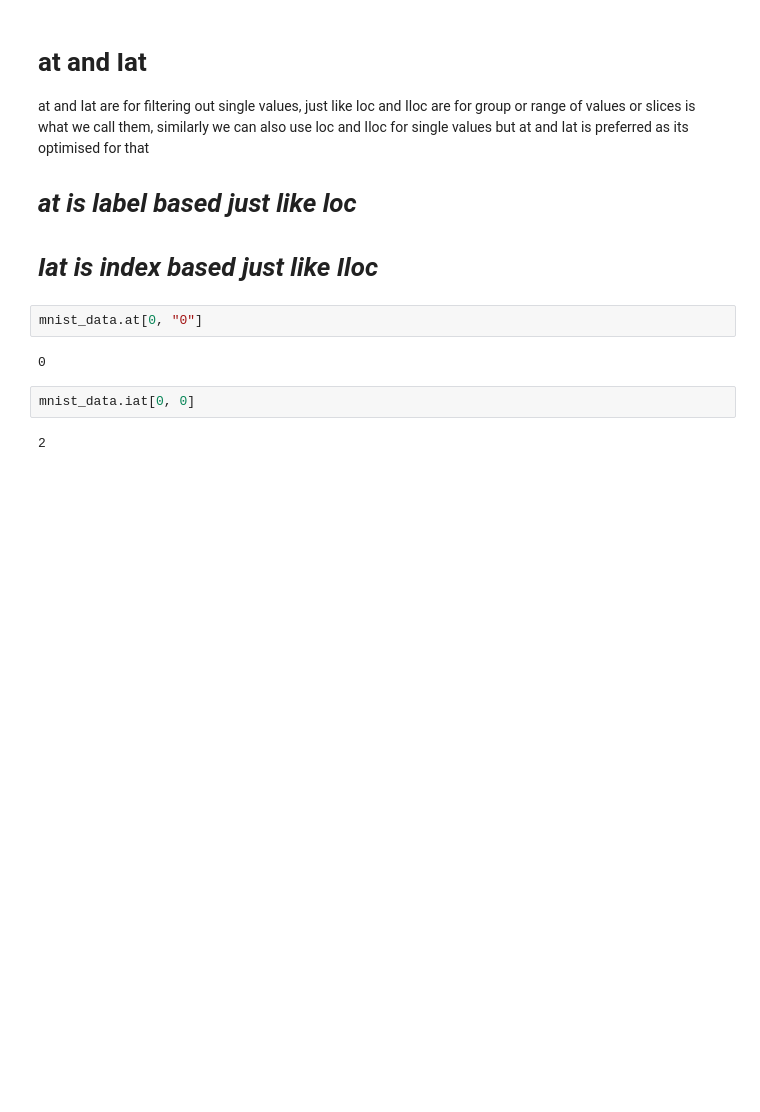
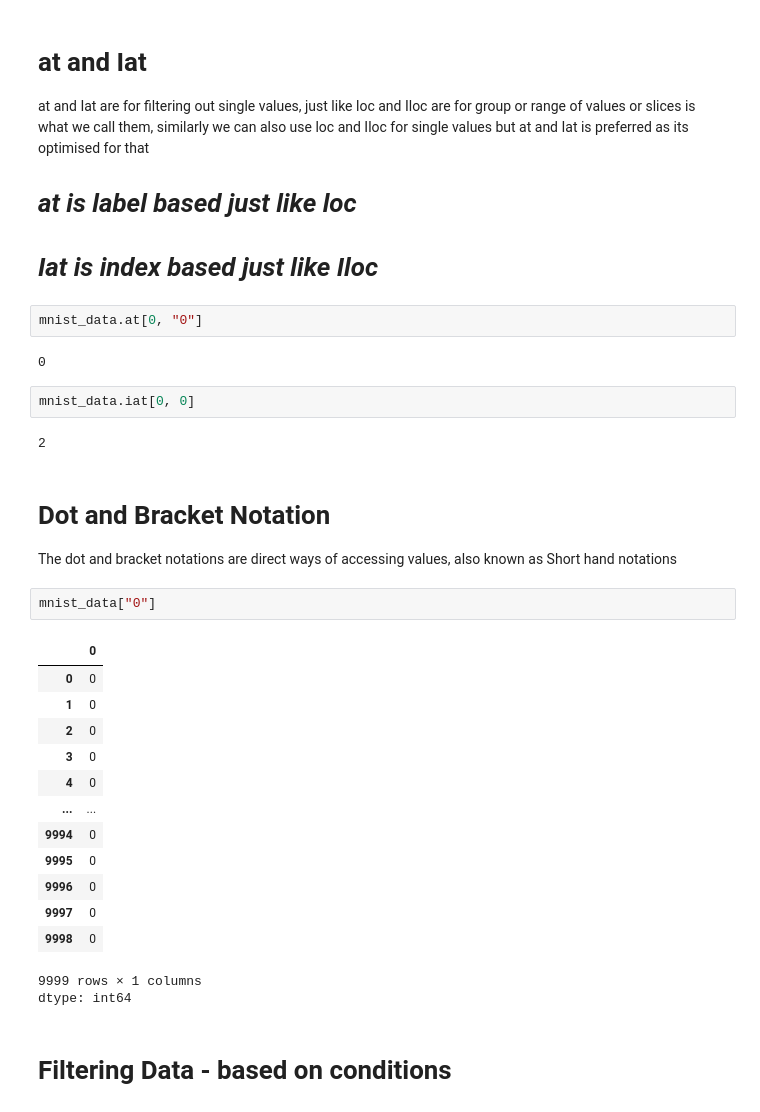
Before and after one commit to kedarvartak/Machine-Learning, a Jupyter notebook: Pandas1.ipynb, the cells around one changed output. Cells and saved outputs as stored; diff of their text form; blank space fills up the shorter version.

```diff
--- a/Pandas1.ipynb
+++ b/Pandas1.ipynb
@@ -195,3 +195,25 @@ mnist_data.at[0, "0"]
 mnist_data.iat[0, 0]
 # %% [output]
 2
+# %% [markdown]
+# Dot and Bracket Notation
+The dot and bracket notations are direct ways of accessing values, also known as Short hand notations
+# %%
+mnist_data["0"]
+# %% [output]
+|  | 0 |
+| 0 | 0 |
+| 1 | 0 |
+| 2 | 0 |
+| 3 | 0 |
+| 4 | 0 |
+| ... | ... |
+| 9994 | 0 |
+| 9995 | 0 |
+| 9996 | 0 |
+| 9997 | 0 |
+| 9998 | 0 |
+9999 rows × 1 columns
+dtype: int64
+# %% [markdown]
+# Filtering Data - based on conditions
```
